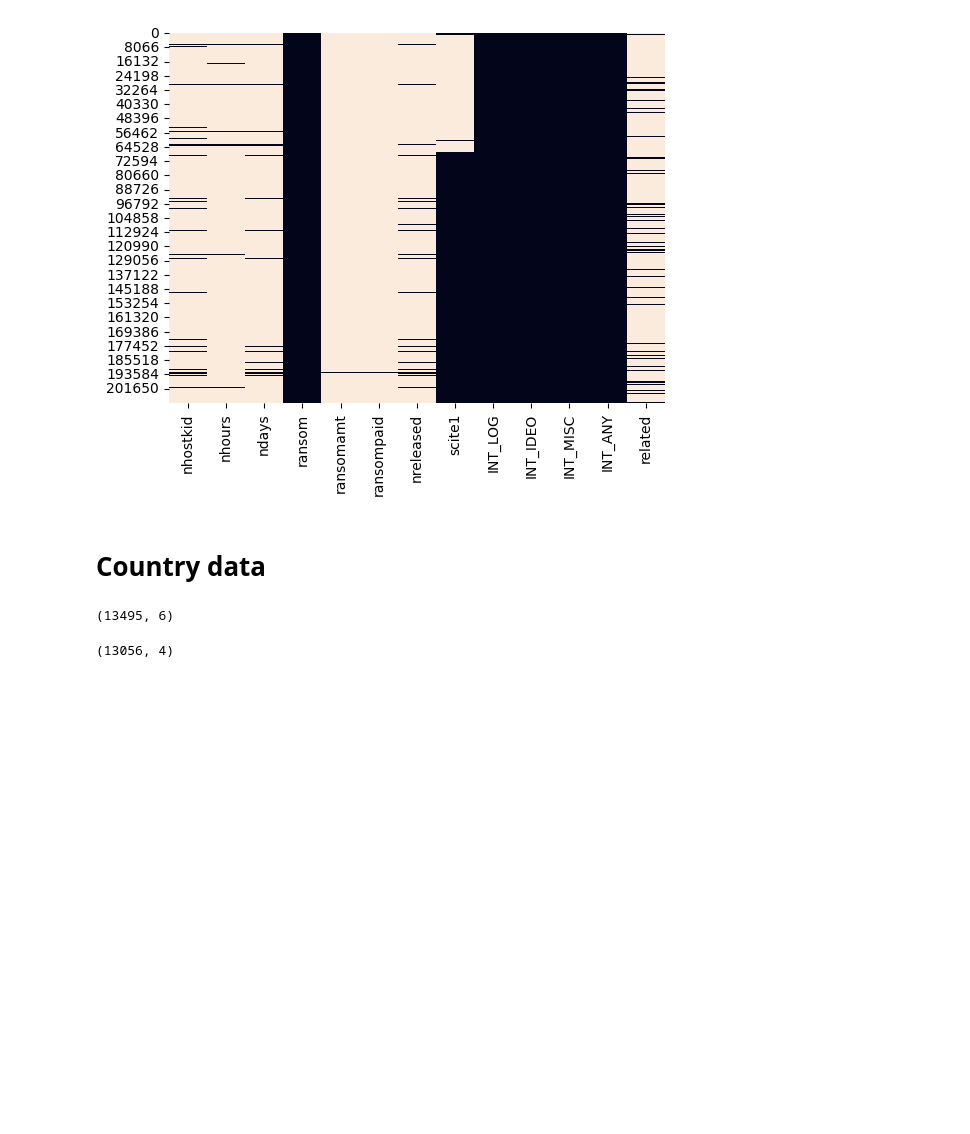
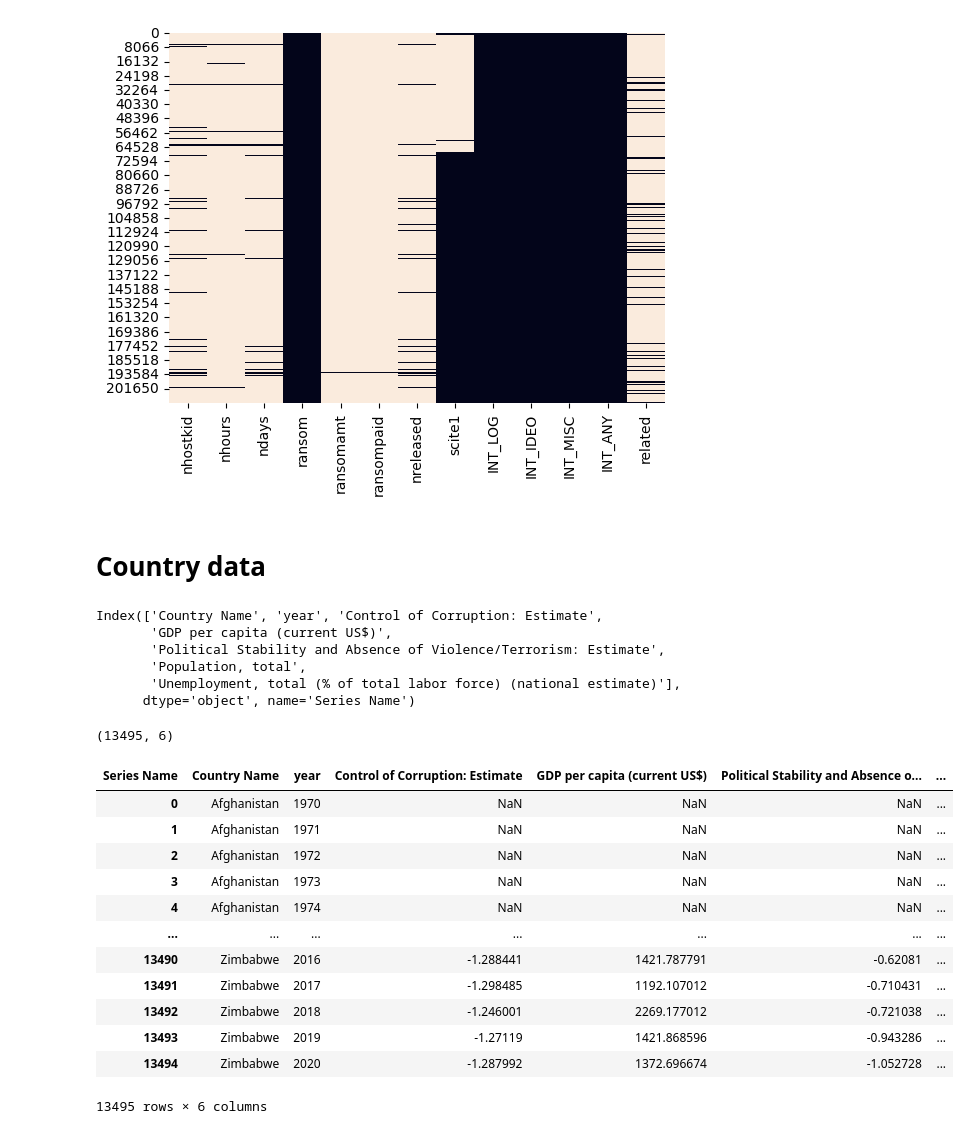
Before and after one commit to AndreasHansenAU/DataVizualizationProject, a Jupyter notebook: data_cleaning.ipynb, the cells around one changed output. Saved outputs shown, nothing was run; the diff lists cells and outputs as text; code cells hidden in the pictures; blank space fills up the shorter version.

Commit message:
started checking for country name consistency

```diff
--- a/data_cleaning.ipynb
+++ b/data_cleaning.ipynb
@@ -275,19 +275,48 @@ df_terror.to_csv(data_path + 'globalterrorism_2020_cleaned.csv', encoding=terror
 # %%
 df_country = pd.read_csv(data_path + 'country_attributes.csv', low_memory=False, na_values='..')
 
+# pivot all year columns to one year column and one series column to separate series columns
 df_country = (df_country.melt(id_vars=['Country Name', 'Series Name'], var_name='year')
               .assign(year=lambda x: x['year'].str.extract('(\d+)', expand=False))
               .pivot_table(index=['Country Name', 'year'], columns='Series Name', values='value', aggfunc='first')
               .reset_index())
 
+print(df_country.columns)
+# drop population series
 df_country = df_country.drop(columns=['Population, total'])
 
+# set years as ints
 df_country['year'] = df_country['year'].astype(int)
+
+# subset the year range to the same as terror
 df_country = df_country[(df_country['year'] >= 1970) & (df_country['year'] <= 2020)]
+
+df_country = df_country.reset_index(drop=True)
+# %% [output]
+Index(['Country Name', 'year', 'Control of Corruption: Estimate',
+       'GDP per capita (current US$)',
+       'Political Stability and Absence of Violence/Terrorism: Estimate',
+       'Population, total',
+       'Unemployment, total (% of total labor force) (national estimate)'],
+      dtype='object', name='Series Name')
-# %%
-df_country.shape
-# %% [output]
-(13495, 6)
+# %%
+print(df_country.shape)
+df_country
+# %% [output]
+(13495, 6)
+| Series Name | Country Name | year | Control of Corruption: Estimate | GDP per capita (current US$) | Political Stability and Absence o... | ... |
+| 0 | Afghanistan | 1970 | NaN | NaN | NaN | ... |
+| 1 | Afghanistan | 1971 | NaN | NaN | NaN | ... |
+| 2 | Afghanistan | 1972 | NaN | NaN | NaN | ... |
+| 3 | Afghanistan | 1973 | NaN | NaN | NaN | ... |
+| 4 | Afghanistan | 1974 | NaN | NaN | NaN | ... |
+| ... | ... | ... | ... | ... | ... | ... |
+| 13490 | Zimbabwe | 2016 | -1.288441 | 1421.787791 | -0.62081 | ... |
+| 13491 | Zimbabwe | 2017 | -1.298485 | 1192.107012 | -0.710431 | ... |
+| 13492 | Zimbabwe | 2018 | -1.246001 | 2269.177012 | -0.721038 | ... |
+| 13493 | Zimbabwe | 2019 | -1.27119 | 1421.868596 | -0.943286 | ... |
+| 13494 | Zimbabwe | 2020 | -1.287992 | 1372.696674 | -1.052728 | ... |
+13495 rows × 6 columns
 # %%
 df_pop = pd.read_csv(data_path + 'population.csv', low_memory=False)
 
@@ -295,4 +326,0 @@ df_pop = df_pop[(df_pop['Year'] >= 1970) & (df_pop['Year'] <= 2020)]
-# %%
-df_pop.shape
-# %% [output]
-(13056, 4)
```
Also changed, not shown: parts of 9 cells of this notebook.
